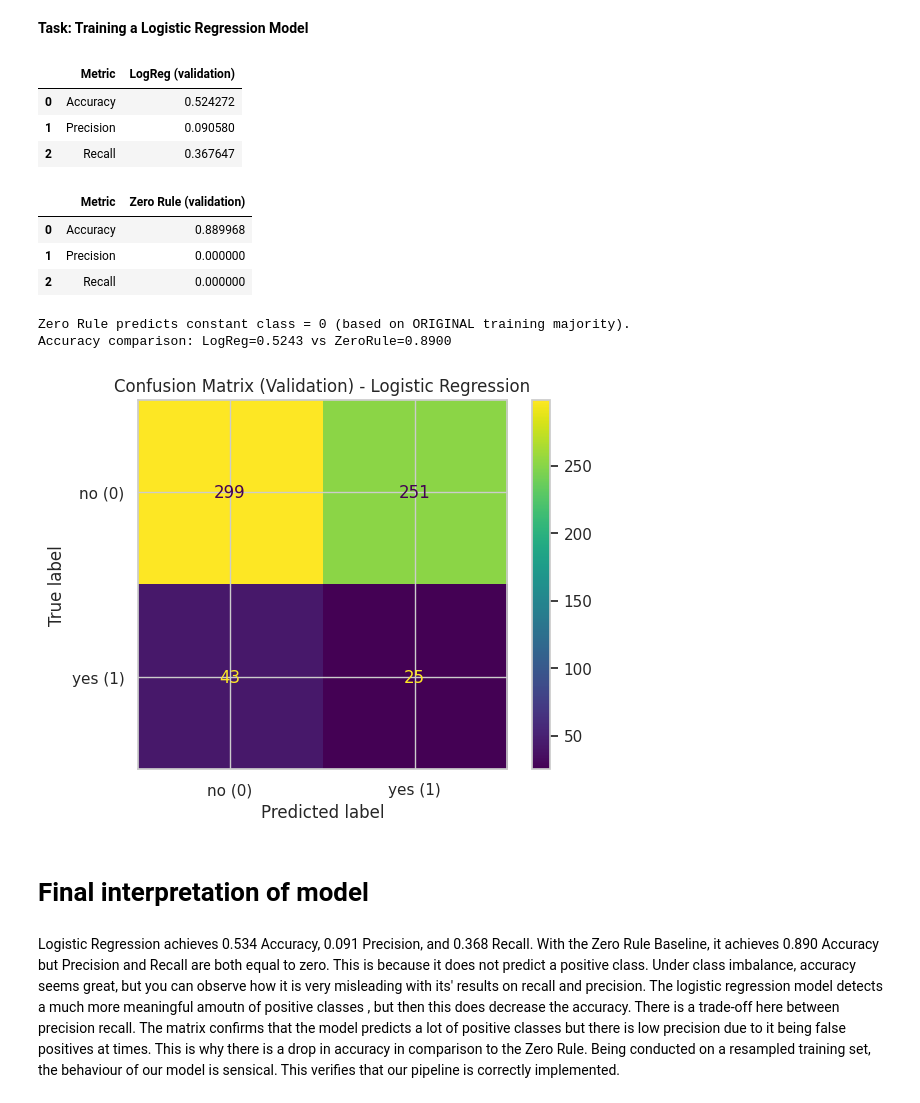
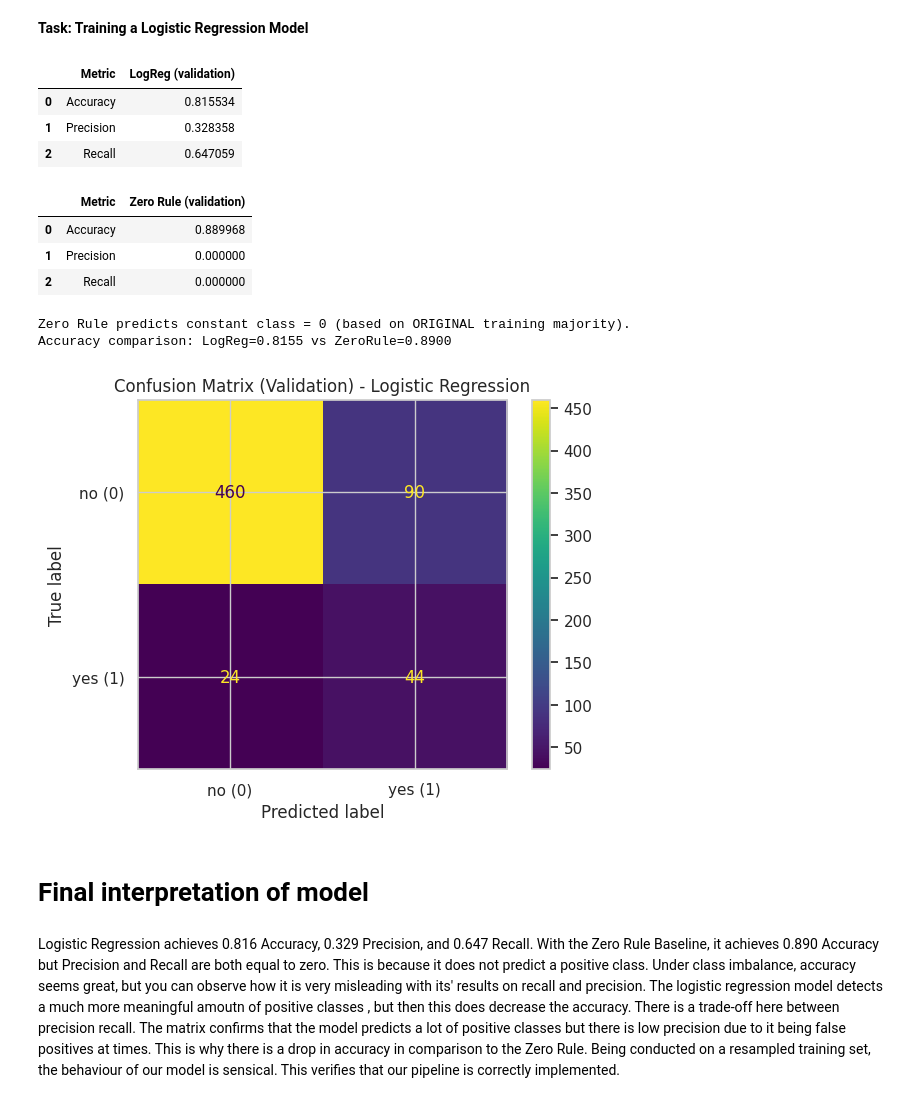
Before and after one commit to jbeeksieu2023-del/ML-fundamentals-2026, a Jupyter notebook: assignment_1_jade_beeksieu.ipynb, the cells around one changed output. Cells and saved outputs as stored; diff of their text form; code cells hidden in the pictures.

```diff
--- a/assignment_1_jade_beeksieu.ipynb
+++ b/assignment_1_jade_beeksieu.ipynb
@@ -105,6 +176,7 @@ Another variable could be duration. It may appear as the duration of the long-te
 **Task: Data Loading and Exploration**
 # %%
 files.upload()
+file_path = "bank-additional.csv"
 df=pd.read_csv(file_path, sep=";")
 # %% [output]
 [interactive output not drawn]
@@ -638,0 +713,10 @@ Due to encoding, the logistic regression can use string categories and contribut
+# %%
+def is_binary_col(s: pd.Series) -> bool:
+    vals = pd.unique(s.dropna())
+    return set(vals).issubset({0, 1})
+
+scale_cols = [c for c in X_train_ohe_df.columns if not is_binary_col(X_train_ohe_df[c])]
+binary_cols = [c for c in X_train_ohe_df.columns if is_binary_col(X_train_ohe_df[c])]
+
+print("Columns to SCALE (non-binary):", scale_cols)
+print("Binary columns (leave as-is):", len(binary_cols))
@@ -654,8 +756,7 @@ DF shapes: (2883, 54) (618, 54) (618, 54)
 # %%
-
-Xtr = X_train_ohe_df.copy()
-Xva = X_val_ohe_df.copy()
-Xte = X_test_ohe_df.copy()
+Xtr = X_train_scaled.copy()
+Xva = X_val_scaled.copy()
+Xte = X_test_scaled.copy()
 
 concept_drop = []
 for c in ["duration", "pdays"]:
@@ -666,8 +767,7 @@ Xtr = Xtr.drop(columns=concept_drop, errors="ignore")
 Xva = Xva.drop(columns=concept_drop, errors="ignore")
 Xte = Xte.drop(columns=concept_drop, errors="ignore")
 
-print("Conceptual drops:", concept_drop)
-
+print("Conceptual drops: duration, pdays")
 
 const_cols = [c for c in Xtr.columns if Xtr[c].nunique(dropna=False) <= 1]
 print("Constant features:", len(const_cols))
@@ -685,7 +785,6 @@ lowvar_cols = binary_var[binary_var < var_thresh].index.tolist()
 print("Binary cols:", len(binary_cols))
 print("Low-variance binary cols:", len(lowvar_cols))
 
-
 cont_cols = [c for c in Xtr.columns if not is_binary_col(Xtr[c])]
 
 corr_thresh = 0.95
@@ -700,7 +799,6 @@ if len(cont_cols) > 1:
 
     print(f"Correlated pairs (|r| >= {corr_thresh}):", len(pairs))
 
-
     mean_corr = corr.mean()
     for a, b, r in pairs:
         if a not in to_drop_corr and b not in to_drop_corr:
@@ -709,14 +807,13 @@ if len(cont_cols) > 1:
 
 print("Correlated-feature drops:", len(to_drop_corr))
 
-
 drop_cols = sorted(set(const_cols) | set(lowvar_cols) | set(to_drop_corr))
 
 X_train_fs = Xtr.drop(columns=drop_cols, errors="ignore")
 X_val_fs   = Xva.drop(columns=drop_cols, errors="ignore")
 X_test_fs  = Xte.drop(columns=drop_cols, errors="ignore")
 
-print("Final shapes after feature selection:")
+print("Final shapes after feature selection (and scaling/imputation):")
 print("Train:", X_train_fs.shape)
 print("Val:  ", X_val_fs.shape)
 print("Test: ", X_test_fs.shape)
@@ -826,10 +900,9 @@ Precision in our data, with imbalance classes, may be high as the model will rar
 # %%
 ros = RandomOverSampler(random_state=42)
 
+X_train_bal, y_train_bal = ros.fit_resample(X_train_fs, y_train_bin) # Input changed to X_train_fs
 
-X_train_bal, y_train_bal = ros.fit_resample(X_train_imputed, y_train_bin)
-
-print("Original training set shape:", X_train_imputed.shape, y_train_bin.shape)
+print("Original training set shape:", X_train_fs.shape, y_train_bin.shape) # Print X_train_fs shape
 print("Resampled training set shape:", X_train_bal.shape, y_train_bal.shape)
 
 print("\nClass distribution after oversampling:")
@@ -850,7 +923,15 @@ dtype: float64
 model = LogisticRegression(max_iter=2000, solver="liblinear", random_state=42)
 model.fit(X_train_bal, y_train_bal)
 
-y_val_pred = model.predict(X_val_scaled.to_numpy())
+
+if X_val_fs.isnull().sum().sum() > 0:
+    print(f"Warning: NaNs found in X_val_fs before prediction! Count: {X_val_fs.isnull().sum().sum()}")
+    temp_imputer = SimpleImputer(strategy='constant', fill_value=-1)
+    X_val_fs_processed = pd.DataFrame(temp_imputer.fit_transform(X_val_fs), columns=X_val_fs.columns, index=X_val_fs.index)
+else:
+    X_val_fs_processed = X_val_fs
+
+y_val_pred = model.predict(X_val_fs_processed.to_numpy())
 
 
 acc  = accuracy_score(y_val_bin, y_val_pred)
@@ -862,45 +943,43 @@ metrics_df = pd.DataFrame({
     "LogReg (validation)": [acc, prec, rec]
 })
 display(metrics_df)
-
 
 majority_class = int(pd.Series(y_train_bin).value_counts().idxmax())
 y_val_zero = np.full(shape=len(y_val_bin), fill_value=majority_class, dtype=int)
 
 acc0  = accuracy_score(y_val_bin, y_val_zero)
 prec0 = precision_score(y_val_bin, y_val_zero, zero_division=0)
 rec0  = recall_score(y_val_bin, y_val_zero, zero_division=0)
 
 baseline_df = pd.DataFrame({
     "Metric": ["Accuracy", "Precision", "Recall"],
     "Zero Rule (validation)": [acc0, prec0, rec0]
 })
 display(baseline_df)
 
 print(f"Zero Rule predicts constant class = {majority_class} (based on ORIGINAL training majority).")
 print(f"Accuracy comparison: LogReg={acc:.4f} vs ZeroRule={acc0:.4f}")
 
-
 cm = confusion_matrix(y_val_bin, y_val_pred)
 disp = ConfusionMatrixDisplay(confusion_matrix=cm, display_labels=["no (0)", "yes (1)"])
 
 fig, ax = plt.subplots()
 disp.plot(ax=ax, values_format="d")
 plt.title("Confusion Matrix (Validation) - Logistic Regression")
 plt.show()
 # %% [output]
 |  | Metric | LogReg (validation) |
-| 0 | Accuracy | 0.524272 |
-| 1 | Precision | 0.090580 |
-| 2 | Recall | 0.367647 |
+| 0 | Accuracy | 0.815534 |
+| 1 | Precision | 0.328358 |
+| 2 | Recall | 0.647059 |
 |  | Metric | Zero Rule (validation) |
 | 0 | Accuracy | 0.889968 |
 | 1 | Precision | 0.000000 |
 | 2 | Recall | 0.000000 |
 Zero Rule predicts constant class = 0 (based on ORIGINAL training majority).
-Accuracy comparison: LogReg=0.5243 vs ZeroRule=0.8900
+Accuracy comparison: LogReg=0.8155 vs ZeroRule=0.8900
-[figure, old version]
+[figure, new version]
 # %% [markdown]
 # **Final interpretation of model**
 # %% [markdown]
-Logistic Regression achieves 0.534 Accuracy, 0.091 Precision, and 0.368 Recall. With the Zero Rule Baseline, it achieves 0.890 Accuracy but Precision and Recall are both equal to zero. This is because it does not predict a positive class. Under class imbalance, accuracy seems great, but you can observe how it is very misleading with its' results on recall and precision. The logistic regression model detects a much more meaningful amoutn of positive classes , but then this does decrease the accuracy. There is a trade-off here between precision recall. The matrix confirms that the model predicts a lot of positive classes but there is low precision due to it being false positives at times. This is why there is a drop in accuracy in comparison to the Zero Rule. Being conducted on a resampled training set, the behaviour of our model is sensical. This verifies that our pipeline is correctly implemented.
+Logistic Regression achieves 0.816 Accuracy, 0.329 Precision, and 0.647 Recall. With the Zero Rule Baseline, it achieves 0.890 Accuracy but Precision and Recall are both equal to zero. This is because it does not predict a positive class. Under class imbalance, accuracy seems great, but you can observe how it is very misleading with its' results on recall and precision. The logistic regression model detects a much more meaningful amoutn of positive classes , but then this does decrease the accuracy. There is a trade-off here between precision recall. The matrix confirms that the model predicts a lot of positive classes but there is low precision due to it being false positives at times. This is why there is a drop in accuracy in comparison to the Zero Rule. Being conducted on a resampled training set, the behaviour of our model is sensical. This verifies that our pipeline is correctly implemented.
```
Also changed, not shown: parts of 21 cells of this notebook.
